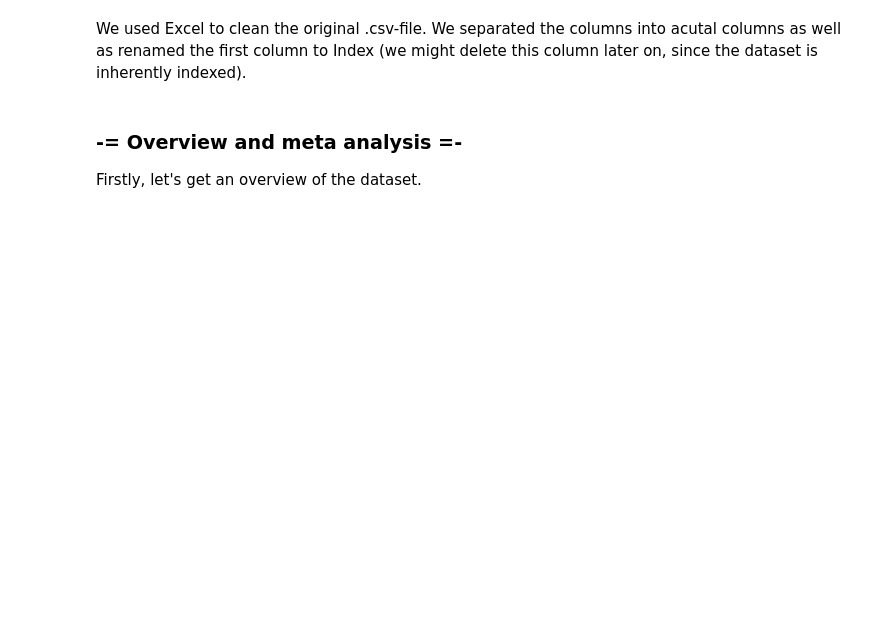
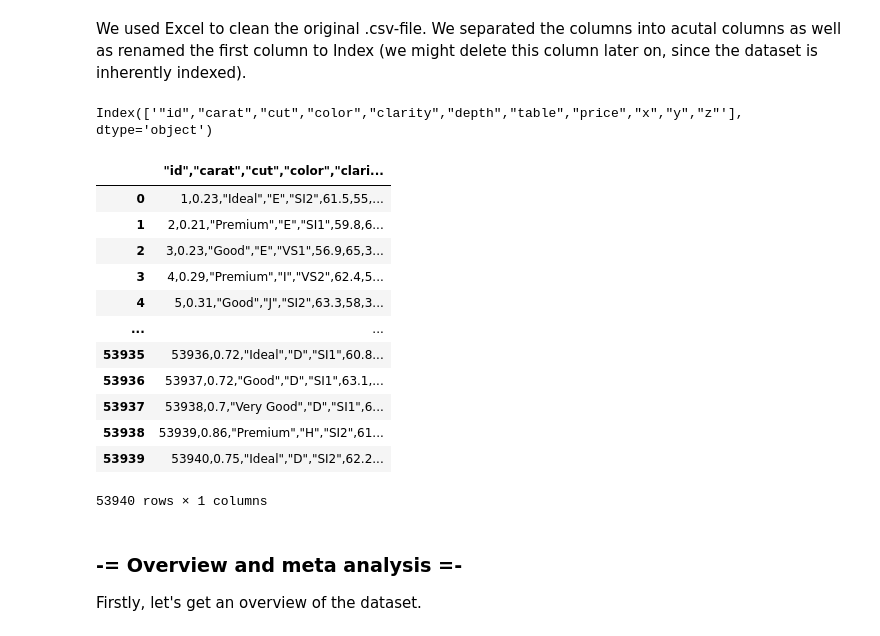
Before and after one commit to EdvinOwetz/GMI2BT-VT22-Lab5, a Jupyter notebook: Lab5.ipynb, the cells around one changed output. Cells and saved outputs as stored; diff of their text form; code cells hidden in the pictures; blank space fills up the shorter version.

```diff
--- a/Lab5.ipynb
+++ b/Lab5.ipynb
@@ -11,0 +13,20 @@ df = pd.read_excel("diamonds_cleaned.xlsx")
+# %%
+df.columns
+# %% [output]
+Index(['"id","carat","cut","color","clarity","depth","table","price","x","y","z"'], dtype='object')
+# %%
+df
+# %% [output]
+|  | "id","carat","cut","color","clari... |
+| 0 | 1,0.23,"Ideal","E","SI2",61.5,55,... |
+| 1 | 2,0.21,"Premium","E","SI1",59.8,6... |
+| 2 | 3,0.23,"Good","E","VS1",56.9,65,3... |
+| 3 | 4,0.29,"Premium","I","VS2",62.4,5... |
+| 4 | 5,0.31,"Good","J","SI2",63.3,58,3... |
+| ... | ... |
+| 53935 | 53936,0.72,"Ideal","D","SI1",60.8... |
+| 53936 | 53937,0.72,"Good","D","SI1",63.1,... |
+| 53937 | 53938,0.7,"Very Good","D","SI1",6... |
+| 53938 | 53939,0.86,"Premium","H","SI2",61... |
+| 53939 | 53940,0.75,"Ideal","D","SI2",62.2... |
+53940 rows × 1 columns
```
Also changed, not shown: parts of 3 cells of this notebook, 2 other files.
